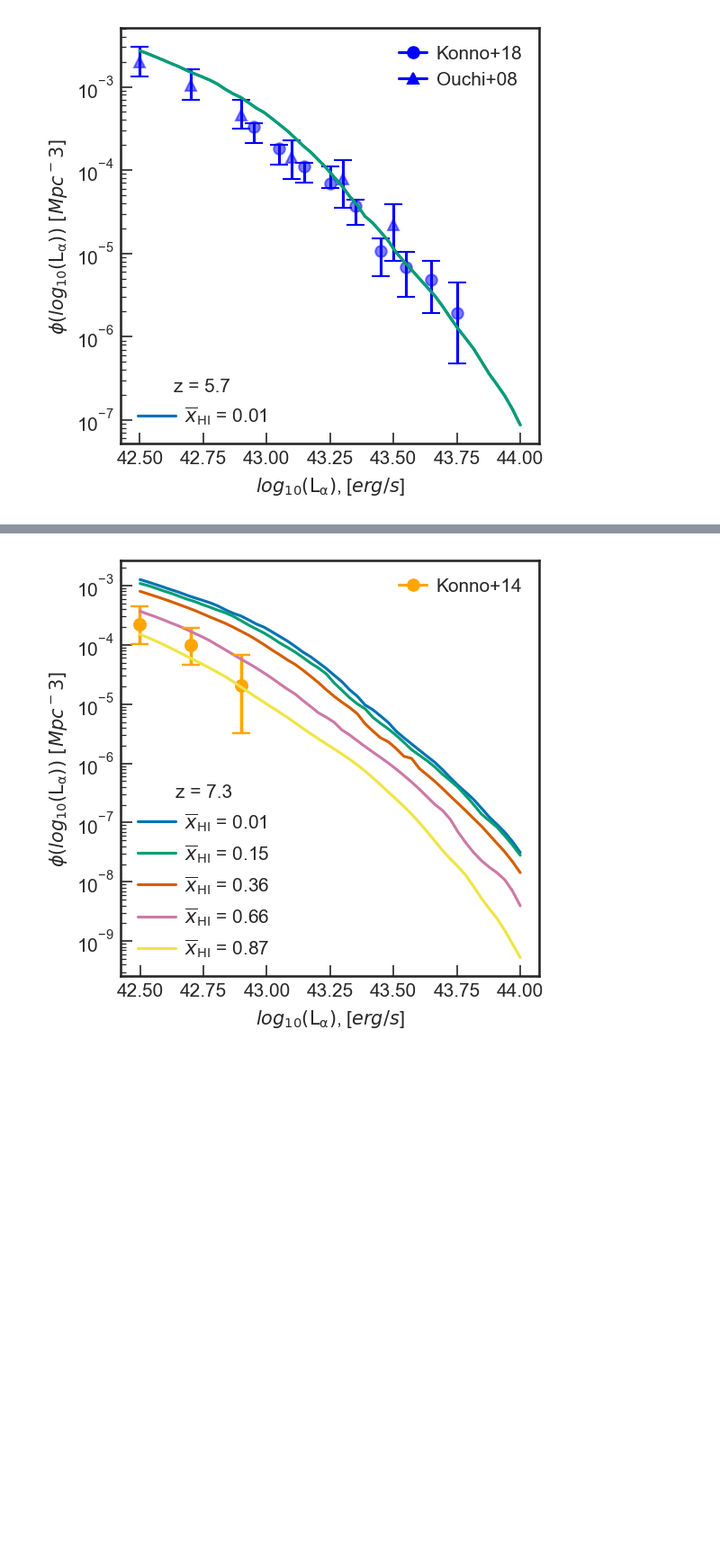
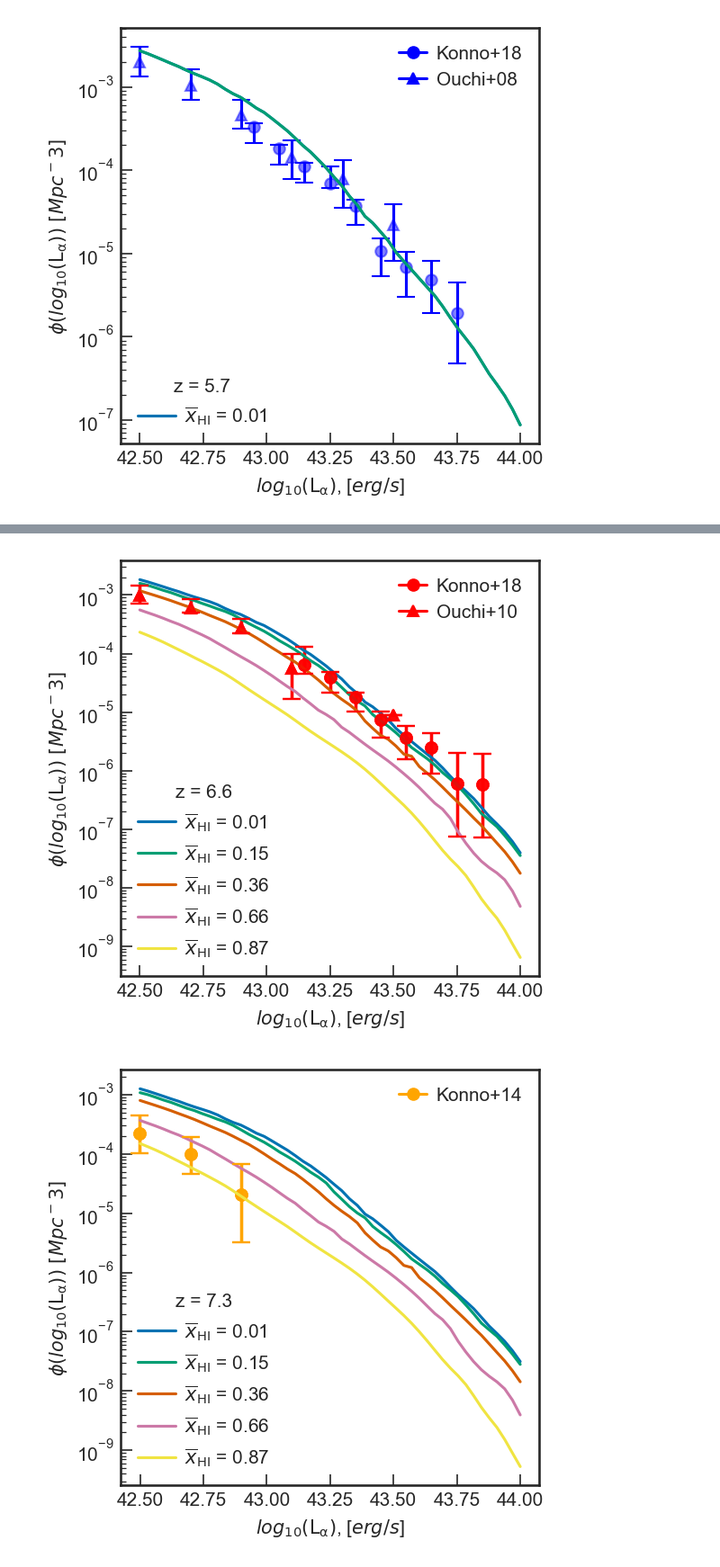
Before and after one commit to amora250/SAO-REU2020, a Jupyter notebook: CODE/Lya LF.ipynb, the cells around one changed output, grey strips where cells are left out. Shown at 90% size. Drawn from its saved outputs; the diff is of its cells as text; code cells hidden in the pictures; blank space fills up the shorter version.

```diff
--- a/CODE/Lya LF.ipynb
+++ b/CODE/Lya LF.ipynb
@@ -482,24 +484,26 @@ plt.show()
 # %%
-# #LF z = 6.6
-# #Uses Konno and Ouchi functions
+#LF z = 6.6
+#Uses Konno and Ouchi functions
 
-# plt.figure(figsize=(4.,4.), dpi=150)
-# log10_LF6 = make_lya_LF(zval_test = 6.6,xHI_test = 0.01, F=0.672, plot=True)
-# log10_LF7 = make_lya_LF(zval_test = 6.6,xHI_test = 0.15,F=0.672,plot=True)
-# log10_LF8 = make_lya_LF(zval_test = 6.6,xHI_test = 0.36, F=0.672, plot=True)
-# log10_LF9 = make_lya_LF(zval_test = 6.6,xHI_test = 0.66, F=0.672, plot=True)
-# log10_LF10 = make_lya_LF(zval_test = 6.6,xHI_test = 0.87, F=0.672, plot=True)
+plt.figure(figsize=(4.,4.), dpi=150)
+log10_LF6 = make_lya_LF(zval_test = 6.6,xHI_test = 0.01, F=0.672, plot=True)
+log10_LF7 = make_lya_LF(zval_test = 6.6,xHI_test = 0.15,F=0.672,plot=True)
+log10_LF8 = make_lya_LF(zval_test = 6.6,xHI_test = 0.36, F=0.672, plot=True)
+log10_LF9 = make_lya_LF(zval_test = 6.6,xHI_test = 0.66, F=0.672, plot=True)
+log10_LF10 = make_lya_LF(zval_test = 6.6,xHI_test = 0.87, F=0.672, plot=True)
 
 
-# leg_zval2 = plt.legend(title = 'z = 6.6',frameon=False, handletextpad=0.5, loc="lower left")
-# plt.gca().add_artist(leg_zval2)
-# line2 = mlines.Line2D([], [], color='red', marker='o', label='Konno+18')
-# line3 = mlines.Line2D([], [], color='red', marker='^', label='Ouchi+10')
-# plt.legend(handles=[line2,line3], loc='upper right', frameon=False, handletextpad=0.5, handlelength=1.5)
-# plt.xlabel(r'$log_{10}(\mathrm{L_\alpha})$, [$erg/s$]')
-# plt.ylabel(r'$\phi(log_{10}(\mathrm{L_\alpha}))\ [Mpc^-3]$')
-# plt.savefig('KonnovsLF6.6.pdf', bbox_inches='tight')
-# plt.show()
+leg_zval2 = plt.legend(title = 'z = 6.6',frameon=False, handletextpad=0.5, loc="lower left")
+plt.gca().add_artist(leg_zval2)
+line2 = mlines.Line2D([], [], color='red', marker='o', label='Konno+18')
+line3 = mlines.Line2D([], [], color='red', marker='^', label='Ouchi+10')
+plt.legend(handles=[line2,line3], loc='upper right', frameon=False, handletextpad=0.5, handlelength=1.5)
+plt.xlabel(r'$log_{10}(\mathrm{L_\alpha})$, [$erg/s$]')
+plt.ylabel(r'$\phi(log_{10}(\mathrm{L_\alpha}))\ [Mpc^-3]$')
+plt.savefig('KonnovsLF6.6.pdf', bbox_inches='tight')
+plt.show()
+# %% [output]
+[figure, added]
 # %%
 # #LF z = 7.3
 # #Uses Konno function (**COMMENT OUT OUCHI FUNCTION**)
```
Also changed, not shown: parts of 1 cell of this notebook, 2 other files.
